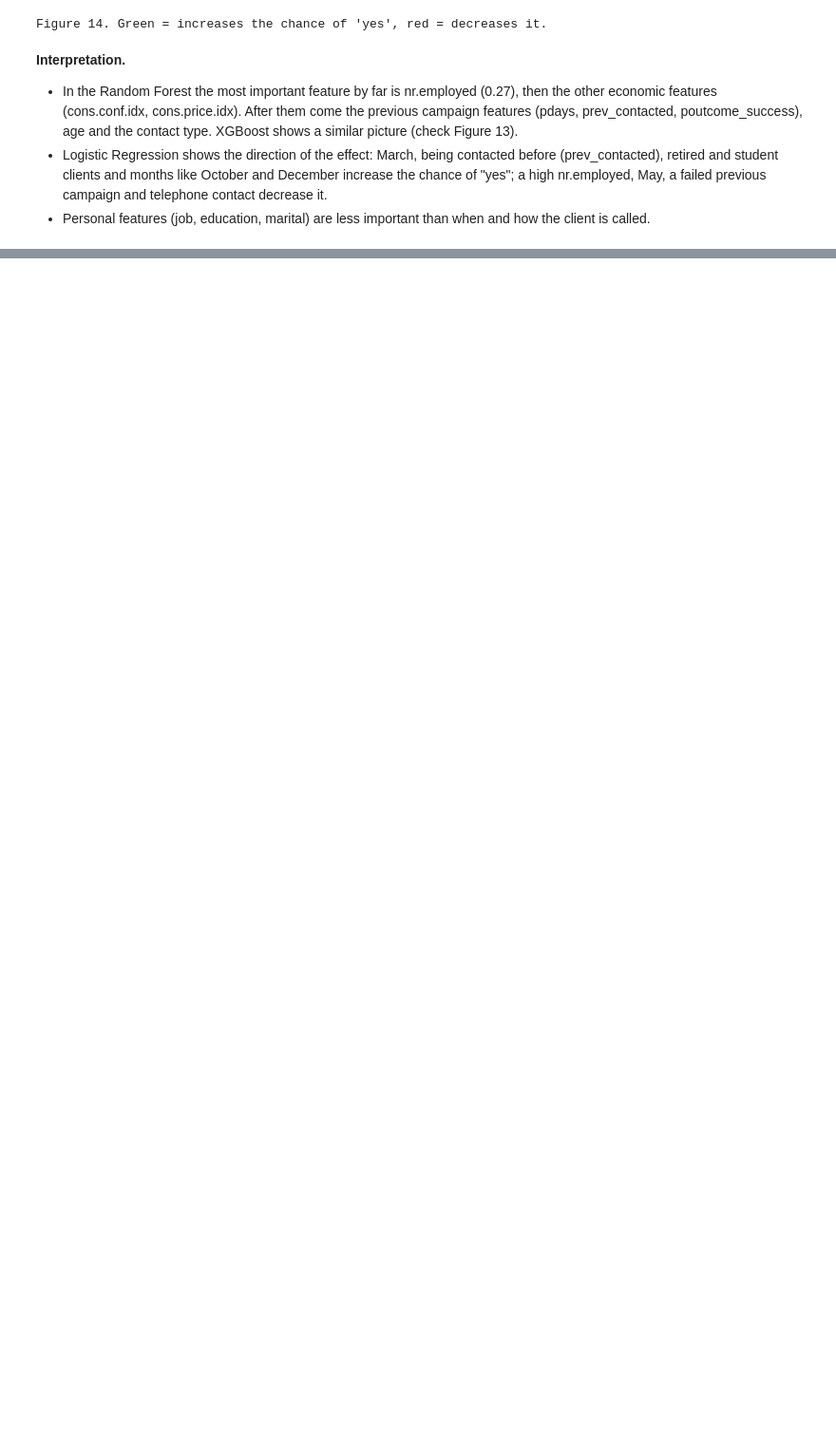
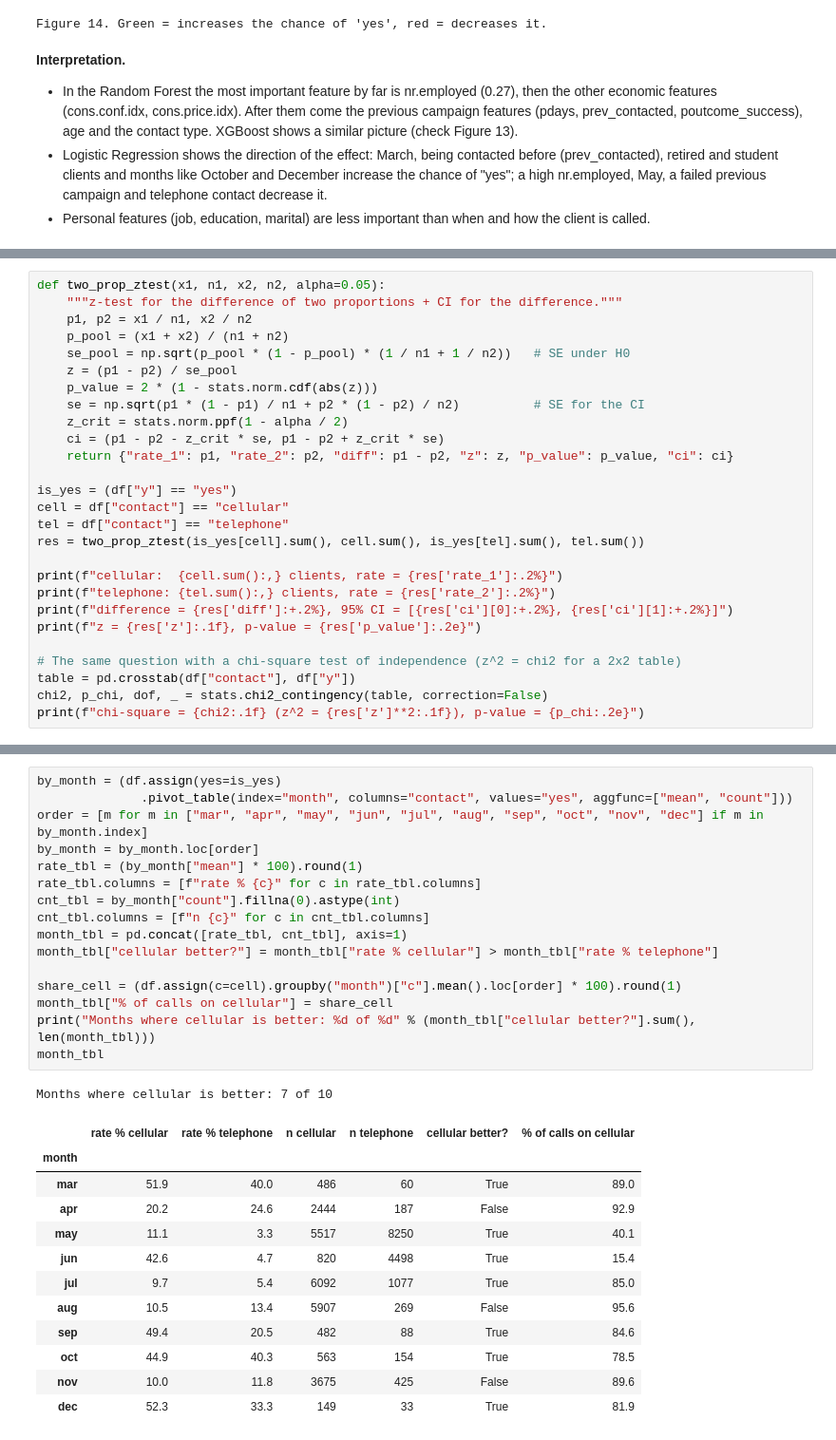
Before and after one commit to ayaxrmm/bank-marketing-classification, a Jupyter notebook: bank_marketing_classification.ipynb, the cells around one changed output, grey strips where cells are left out. Shown at 95% size. Cells and saved outputs as stored; diff of their text form; blank space fills up the shorter version.

```diff
--- a/bank_marketing_classification.ipynb
+++ b/bank_marketing_classification.ipynb
@@ -901,0 +1048,27 @@ I used the **Bank Marketing** dataset (bank-additional-full.csv, 41,188 clients,
+# %%
+def two_prop_ztest(x1, n1, x2, n2, alpha=0.05):
+    """z-test for the difference of two proportions + CI for the difference."""
+    p1, p2 = x1 / n1, x2 / n2
+    p_pool = (x1 + x2) / (n1 + n2)
+    se_pool = np.sqrt(p_pool * (1 - p_pool) * (1 / n1 + 1 / n2))   # SE under H0
+    z = (p1 - p2) / se_pool
+    p_value = 2 * (1 - stats.norm.cdf(abs(z)))
+    se = np.sqrt(p1 * (1 - p1) / n1 + p2 * (1 - p2) / n2)          # SE for the CI
+    z_crit = stats.norm.ppf(1 - alpha / 2)
+    ci = (p1 - p2 - z_crit * se, p1 - p2 + z_crit * se)
+    return {"rate_1": p1, "rate_2": p2, "diff": p1 - p2, "z": z, "p_value": p_value, "ci": ci}
+
+is_yes = (df["y"] == "yes")
+cell = df["contact"] == "cellular"
+tel = df["contact"] == "telephone"
+res = two_prop_ztest(is_yes[cell].sum(), cell.sum(), is_yes[tel].sum(), tel.sum())
+
+print(f"cellular:  {cell.sum():,} clients, rate = {res['rate_1']:.2%}")
+print(f"telephone: {tel.sum():,} clients, rate = {res['rate_2']:.2%}")
+print(f"difference = {res['diff']:+.2%}, 95% CI = [{res['ci'][0]:+.2%}, {res['ci'][1]:+.2%}]")
+print(f"z = {res['z']:.1f}, p-value = {res['p_value']:.2e}")
+
+# The same question with a chi-square test of independence (z^2 = chi2 for a 2x2 table)
+table = pd.crosstab(df["contact"], df["y"])
+chi2, p_chi, dof, _ = stats.chi2_contingency(table, correction=False)
+print(f"chi-square = {chi2:.1f} (z^2 = {res['z']**2:.1f}), p-value = {p_chi:.2e}")
@@ -901,0 +1083,30 @@ I used the **Bank Marketing** dataset (bank-additional-full.csv, 41,188 clients,
+# %%
+by_month = (df.assign(yes=is_yes)
+              .pivot_table(index="month", columns="contact", values="yes", aggfunc=["mean", "count"]))
+order = [m for m in ["mar", "apr", "may", "jun", "jul", "aug", "sep", "oct", "nov", "dec"] if m in by_month.index]
+by_month = by_month.loc[order]
+rate_tbl = (by_month["mean"] * 100).round(1)
+rate_tbl.columns = [f"rate % {c}" for c in rate_tbl.columns]
+cnt_tbl = by_month["count"].fillna(0).astype(int)
+cnt_tbl.columns = [f"n {c}" for c in cnt_tbl.columns]
+month_tbl = pd.concat([rate_tbl, cnt_tbl], axis=1)
+month_tbl["cellular better?"] = month_tbl["rate % cellular"] > month_tbl["rate % telephone"]
+
+share_cell = (df.assign(c=cell).groupby("month")["c"].mean().loc[order] * 100).round(1)
+month_tbl["% of calls on cellular"] = share_cell
+print("Months where cellular is better: %d of %d" % (month_tbl["cellular better?"].sum(), len(month_tbl)))
+month_tbl
+# %% [output]
+Months where cellular is better: 7 of 10
+|  | rate % cellular | rate % telephone | n cellular | n telephone | cellular better? | % of calls on cellular |
+| month |  |  |  |  |  |  |
+| mar | 51.9 | 40.0 | 486 | 60 | True | 89.0 |
+| apr | 20.2 | 24.6 | 2444 | 187 | False | 92.9 |
+| may | 11.1 | 3.3 | 5517 | 8250 | True | 40.1 |
+| jun | 42.6 | 4.7 | 820 | 4498 | True | 15.4 |
+| jul | 9.7 | 5.4 | 6092 | 1077 | True | 85.0 |
+| aug | 10.5 | 13.4 | 5907 | 269 | False | 95.6 |
+| sep | 49.4 | 20.5 | 482 | 88 | True | 84.6 |
+| oct | 44.9 | 40.3 | 563 | 154 | True | 78.5 |
+| nov | 10.0 | 11.8 | 3675 | 425 | False | 89.6 |
+| dec | 52.3 | 33.3 | 149 | 33 | True | 81.9 |
```
Also changed, not shown: parts of 27 cells of this notebook.
